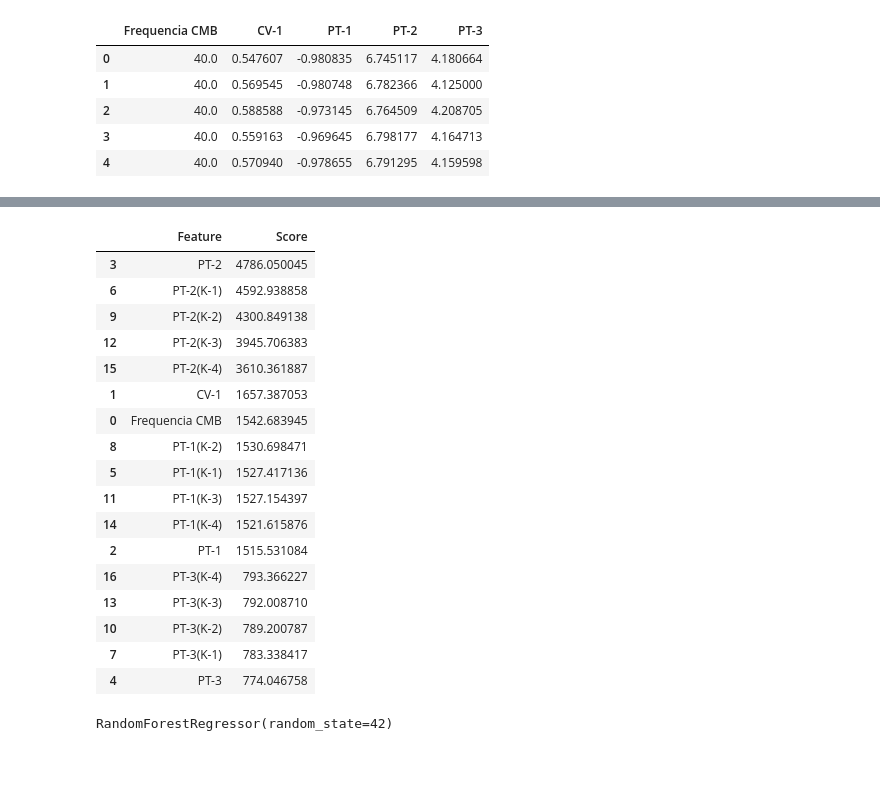
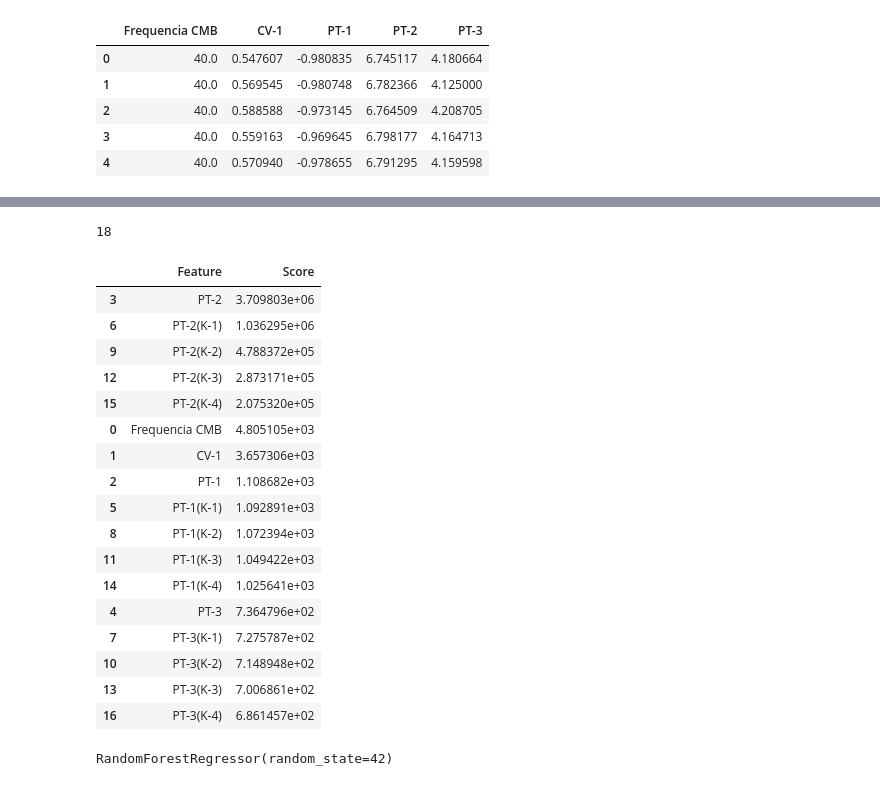
Before and after one commit to Miguel-mmf/smart-automation, a Jupyter notebook: ava02/pt2/modelo.ipynb, the cells around one changed output, grey strips where cells are left out. Saved outputs shown, nothing was run; the diff lists cells and outputs as text; code cells hidden in the pictures.

```diff
--- a/ava02/pt2/modelo.ipynb
+++ b/ava02/pt2/modelo.ipynb
@@ -48,9 +60,9 @@ for i in range(1,n_anteriores+1):
     df[f'PT-3(K-{i})'] = df['PT-3'].shift(i)
 
 for i in range(-1,-(n_posteriores+1),-1):
-    df[f'PT-1(K+{-i})'] = df['PT-1'].shift(i)
+    #df[f'PT-1(K+{-i})'] = df['PT-1'].shift(i)
     df[f'PT-2(K+{-i})'] = df['PT-2'].shift(i)
-    df[f'PT-3(K+{-i})'] = df['PT-3'].shift(i)
+    #df[f'PT-3(K+{-i})'] = df['PT-3'].shift(i)
 
 df.columns
 # %% [output]
@@ -93,7 +108,11 @@ plt.show()
 # %%
 #Normalizando
-data = tf.keras.utils.normalize(np.array(df), axis=1)
-nor = np.linalg.norm(df, axis=1, keepdims=True)
+data = tf.keras.utils.normalize(np.array(df), axis=0)
+nor = np.linalg.norm(df, axis=0, keepdims=True)
+# %%
+len(df.columns)
+# %% [output]
+18
 # %%
 from sklearn.model_selection import train_test_split
 
@@ -101,38 +120,38 @@ from sklearn.model_selection import train_test_split
 X = data[:, 0:17]
 y = data[:, 17:]
 
-X_train, X_test, y_train, y_test, nor_train, nor_test = train_test_split(X, y, nor, test_size=0.3, random_state=42, shuffle=True)
+X_train, X_test, y_train, y_test = train_test_split(X, y, test_size=0.3, random_state=42, shuffle=True)
 # %%
 from sklearn.feature_selection import SelectKBest, f_regression
 
-y_train_m = np.mean(y_train, axis=1)
+#y_train_m = np.mean(y_train, axis=1)
 
 selector = SelectKBest(score_func=f_regression, k='all')
-fit = selector.fit(X_train, y_train_m)
+fit = selector.fit(X_train, y_train)
 
 scores = fit.scores_
 
 df_scores = pd.DataFrame({'Feature': df.columns[:17], 'Score': scores}).sort_values(by='Score', ascending=False)
 df_scores
 # %% [output]
 |  | Feature | Score |
-| 3 | PT-2 | 4786.050045 |
-| 6 | PT-2(K-1) | 4592.938858 |
-| 9 | PT-2(K-2) | 4300.849138 |
-| 12 | PT-2(K-3) | 3945.706383 |
-| 15 | PT-2(K-4) | 3610.361887 |
-| 1 | CV-1 | 1657.387053 |
-| 0 | Frequencia CMB | 1542.683945 |
-| 8 | PT-1(K-2) | 1530.698471 |
-| 5 | PT-1(K-1) | 1527.417136 |
-| 11 | PT-1(K-3) | 1527.154397 |
-| 14 | PT-1(K-4) | 1521.615876 |
-| 2 | PT-1 | 1515.531084 |
-| 16 | PT-3(K-4) | 793.366227 |
-| 13 | PT-3(K-3) | 792.008710 |
-| 10 | PT-3(K-2) | 789.200787 |
-| 7 | PT-3(K-1) | 783.338417 |
-| 4 | PT-3 | 774.046758 |
+| 3 | PT-2 | 3.709803e+06 |
+| 6 | PT-2(K-1) | 1.036295e+06 |
+| 9 | PT-2(K-2) | 4.788372e+05 |
+| 12 | PT-2(K-3) | 2.873171e+05 |
+| 15 | PT-2(K-4) | 2.075320e+05 |
+| 0 | Frequencia CMB | 4.805105e+03 |
+| 1 | CV-1 | 3.657306e+03 |
+| 2 | PT-1 | 1.108682e+03 |
+| 5 | PT-1(K-1) | 1.092891e+03 |
+| 8 | PT-1(K-2) | 1.072394e+03 |
+| 11 | PT-1(K-3) | 1.049422e+03 |
+| 14 | PT-1(K-4) | 1.025641e+03 |
+| 4 | PT-3 | 7.364796e+02 |
+| 7 | PT-3(K-1) | 7.275787e+02 |
+| 10 | PT-3(K-2) | 7.148948e+02 |
+| 13 | PT-3(K-3) | 7.006861e+02 |
+| 16 | PT-3(K-4) | 6.861457e+02 |
 # %%
 from sklearn.ensemble import RandomForestRegressor
 
```
Also changed, not shown: parts of 13 cells of this notebook, 1 other file.
